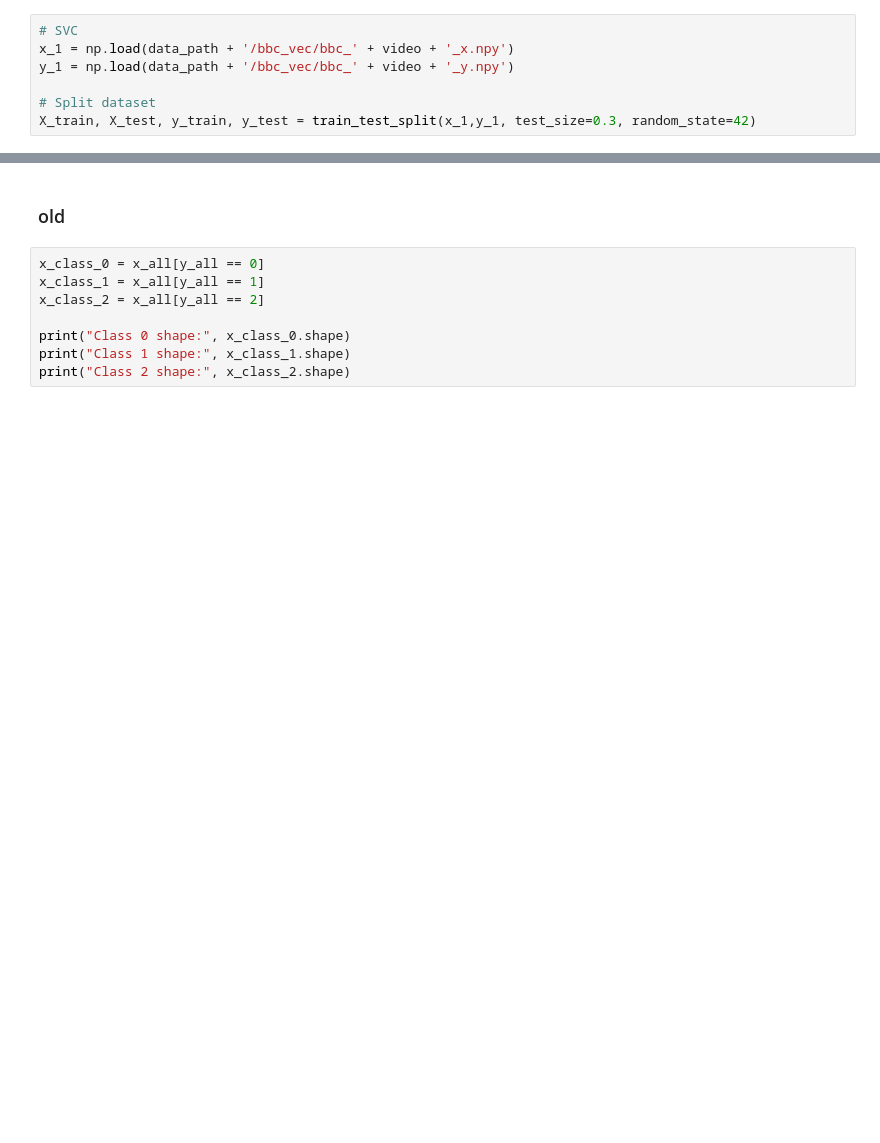
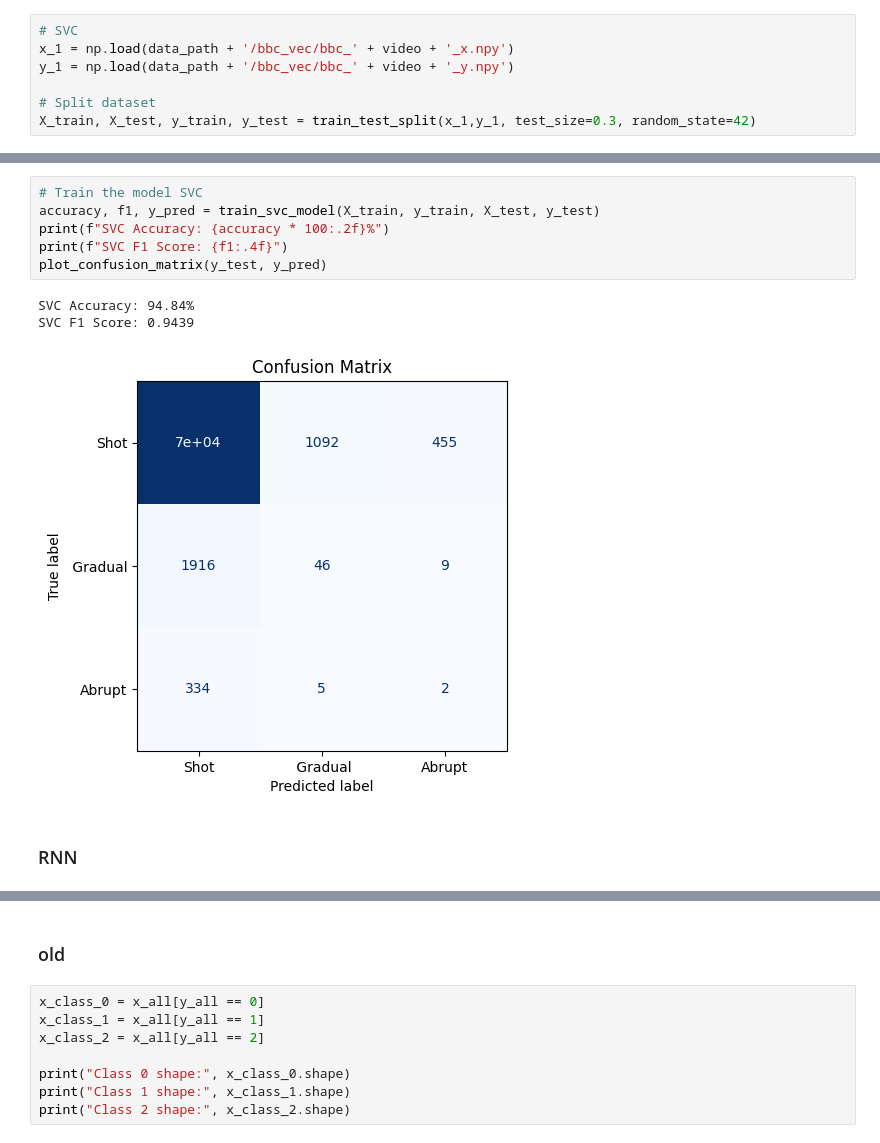
Before and after one commit to Bono046/DIP_project, a Jupyter notebook: SCD_features_classification.ipynb, the cells around one changed output, grey strips where cells are left out. Drawn from its saved outputs; the diff is of its cells as text; blank space fills up the shorter version.

```diff
--- a/SCD_features_classification.ipynb
+++ b/SCD_features_classification.ipynb
@@ -384 +612,13 @@ NameError: name 'video' is not defined
+# %%
+# Train the model SVC
+accuracy, f1, y_pred = train_svc_model(X_train, y_train, X_test, y_test)
+print(f"SVC Accuracy: {accuracy * 100:.2f}%")
+print(f"SVC F1 Score: {f1:.4f}")
+plot_confusion_matrix(y_test, y_pred)
+# %% [output]
+SVC Accuracy: 94.84%
+SVC F1 Score: 0.9439
+[figure, added]
+# %% [markdown]
+### RNN
 # %%
```
Also changed, not shown: parts of 48 cells of this notebook.
